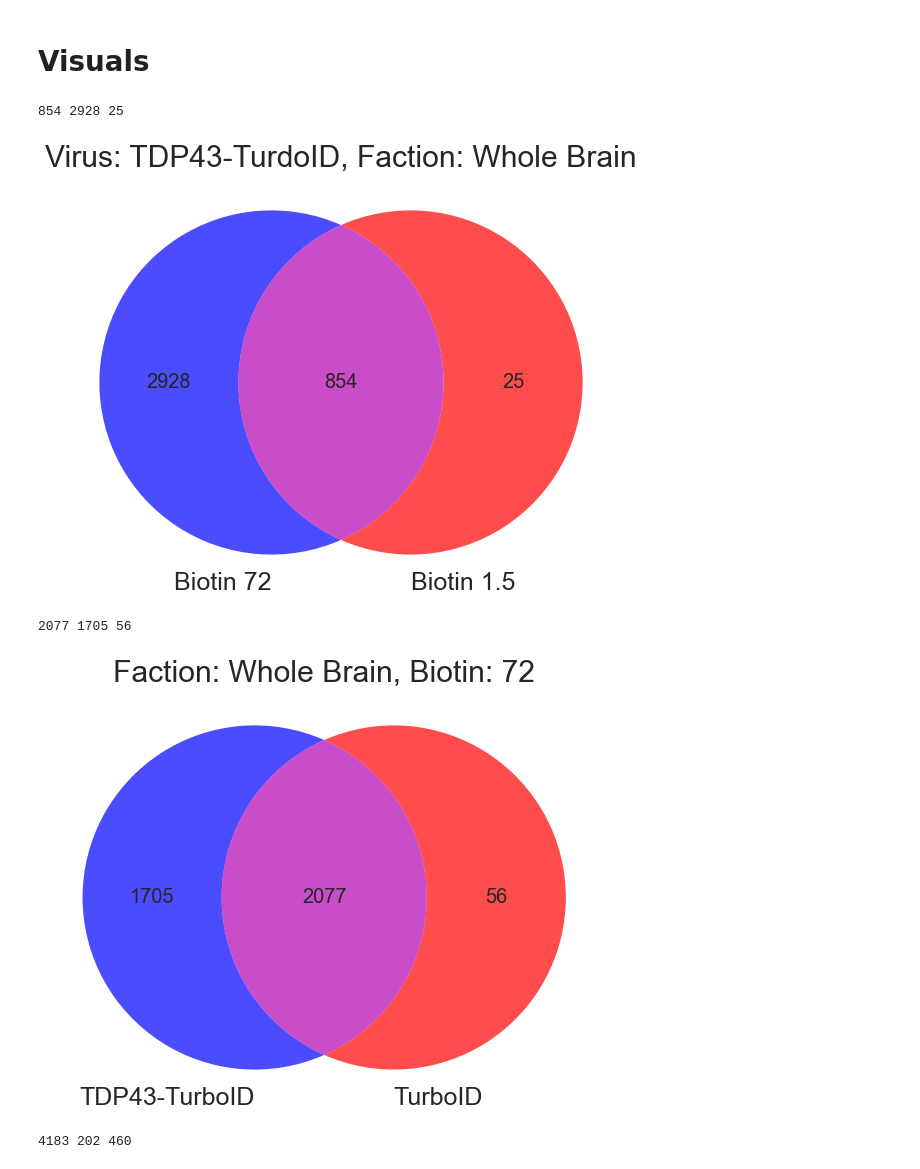
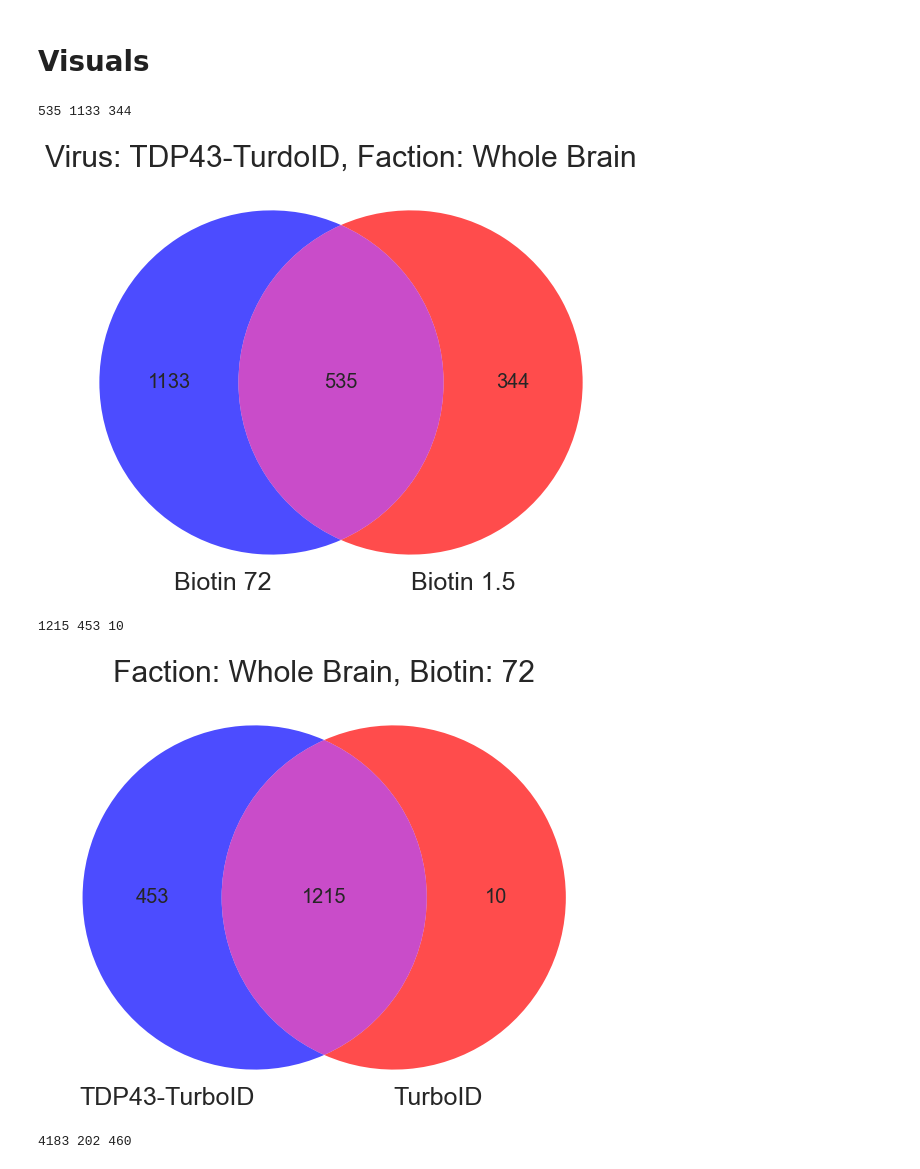
Before and after one commit to adamwbrew/Proteins, a Jupyter notebook: protein_visuals_virus_final.ipynb, the cells around one changed output. Saved outputs shown, nothing was run; the diff lists cells and outputs as text; code cells hidden in the pictures.

Commit message:
made edits based on samples used in experiment

```diff
--- a/protein_visuals_virus_final.ipynb
+++ b/protein_visuals_virus_final.ipynb
@@ -35,7 +35,7 @@ try:
         V.Virus_Label,
         B.Biotin_Label,
         F.Fraction_Label,
-        SUM(MP.Hits) AS Hits
+        MP.Hits
         FROM Mouse_Protein AS MP
     INNER JOIN {Mouse} AS M on MP.Mouse_ID = M.Mouse_ID
     INNER JOIN {Protein} AS P on MP.Protein_ID = P.Protein_ID
@@ -46,8 +46,8 @@ try:
     INNER JOIN {Gene} AS G on P.Gene_ID = G.Gene_ID
     INNER JOIN {Protein_Description} AS PD on P.Description_ID = PD.Description_ID
     INNER JOIN {Peptide} AS PE on P.Peptide_ID = PE.Peptide_ID
-    GROUP BY P.Protein_Name, V.Virus_Label,B.Biotin_Label,F.Fraction_Label
-    ORDER BY Hits DESC
+    -- GROUP BY P.Protein_Name, V.Virus_Label,B.Biotin_Label,F.Fraction_Label
+    ORDER BY MP.Hits DESC
     """
     main_df = pd.read_sql(query, conn)
 except Exception as e:
@@ -127,37 +127,47 @@ Should be zero: 0
 # %%
 # Venn Diagram Biotin types
 # TDP43TurboID_15_wholebrain, TDP43TurboID_72_wholebrain
 
 TDP43TurboID_72_wholebrain_list = TDP43TurboID_72_wholebrain[TDP43TurboID_72_wholebrain["Hits"] != 0]["Protein_Name"].copy().to_list()
 TDP43TurboID_15_wholebrain_list = TDP43TurboID_15_wholebrain[TDP43TurboID_15_wholebrain["Hits"] != 0]["Protein_Name"].copy().to_list()
+
+# 3 samples for top list, 1 sample for bottom list
+TDP43TurboID_72_wholebrain_list = list(set([x for x in TDP43TurboID_72_wholebrain_list if TDP43TurboID_72_wholebrain_list.count(x) >= 3]))
+TDP43TurboID_15_wholebrain_list = list(set([x for x in TDP43TurboID_15_wholebrain_list if TDP43TurboID_15_wholebrain_list.count(x) >= 1]))
+
 union_list = TDP43TurboID_15_wholebrain_list + TDP43TurboID_72_wholebrain_list
 
 union_list = set([x for x in union_list if union_list.count(x) > 1])
 TDP43TurboID_72_wholebrain_list = set([x for x in TDP43TurboID_72_wholebrain_list if x not in union_list])
 TDP43TurboID_15_wholebrain_list = set([x for x in TDP43TurboID_15_wholebrain_list if x not in union_list])
 print(len(union_list), len(TDP43TurboID_72_wholebrain_list), len(TDP43TurboID_15_wholebrain_list))
 
 plt.figure(figsize=(10,12), facecolor='white')
 plt.title("Virus: TDP43-TurdoID, Faction: Whole Brain", size = 30)
 ax = plt.gca()
 vd = venn2_unweighted(subsets = (len(TDP43TurboID_72_wholebrain_list), len(TDP43TurboID_15_wholebrain_list), len(union_list)), set_colors=("blue","red"), set_labels = ('Biotin 72', 'Biotin 1.5'), alpha = 0.7)
 
 for text in vd.set_labels:
    text.set_fontsize(25)
 
 for text in vd.subset_labels:
    text.set_fontsize(20)
 
 plt.show()
 # %% [output]
-854 2928 25
+535 1133 344
-[figure, old version]
+[figure, new version]
 # %%
 # Venn Diagram Biotin types
 # TDP43TurboID_72_wholebrain, TurboID_72_wholebrain
 
 TDP43TurboID_72_wholebrain_list = TDP43TurboID_72_wholebrain[TDP43TurboID_72_wholebrain["Hits"] != 0]["Protein_Name"].copy().to_list()
 TurboID_72_wholebrain_list = TurboID_72_wholebrain[TurboID_72_wholebrain["Hits"] != 0]["Protein_Name"].copy().to_list()
+
+# 3 samples for both lists
+TDP43TurboID_72_wholebrain_list = list(set([x for x in TDP43TurboID_72_wholebrain_list if TDP43TurboID_72_wholebrain_list.count(x) >= 3]))
+TurboID_72_wholebrain_list = list(set([x for x in TurboID_72_wholebrain_list if TurboID_72_wholebrain_list.count(x) >= 3]))
+
 union_list = TurboID_72_wholebrain_list + TDP43TurboID_72_wholebrain_list
 
 union_list = set([x for x in union_list if union_list.count(x) > 1])
@@ -178,8 +188,8 @@ for text in vd.subset_labels:
 
 plt.show()
 # %% [output]
-2077 1705 56
+1215 453 10
-[figure, old version]
+[figure, new version]
 # %%
 # Venn Diagram Biotin types
 # TDP43TurboID_15_LP1, TDP43TurboID_saline_LP1
```
Also changed, not shown: parts of 16 cells of this notebook.
